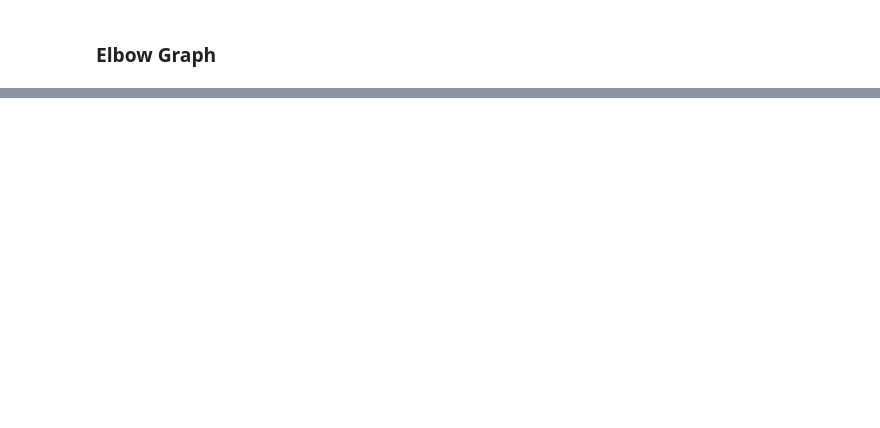
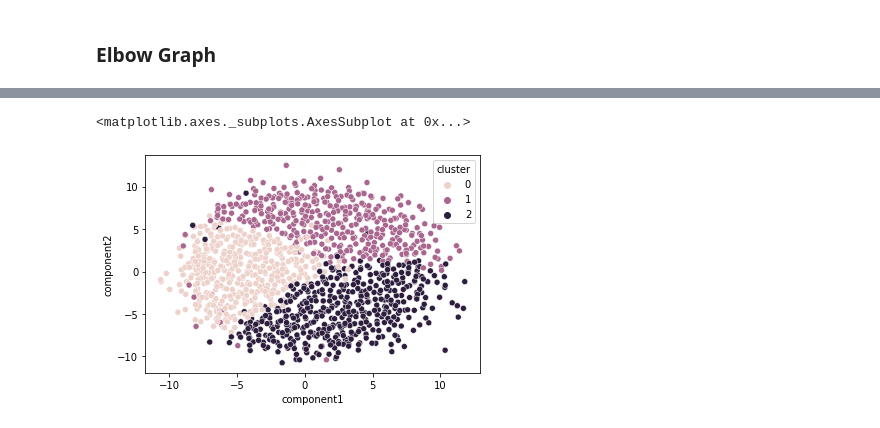
Before and after one commit to Hala-Alsouly/SDA-Capstone, a Jupyter notebook: Unsupervised ML.ipynb, the cells around one changed output, grey strips where cells are left out. Cells and saved outputs as stored; diff of their text form; code cells hidden in the pictures; blank space fills up the shorter version.

```diff
--- a/Unsupervised ML.ipynb
+++ b/Unsupervised ML.ipynb
@@ -364,0 +381,13 @@ plt.show()
+# %%
+df1 = df.copy()
+
+X1= df1.drop('Victim of cybercrime',axis=1)
+
+
+kmeans = KMeans(n_clusters=3)
+
+y = kmeans.fit_predict(X1)
+
+df1['Cluster'] = y
+
+print(df1.head())
@@ -364,0 +412,13 @@ plt.show()
+# %%
+from sklearn.manifold import MDS
+import seaborn as sns
+
+embedding = MDS(n_components=2)
+mds = pd.DataFrame(embedding.fit_transform(df1.drop(['Cluster','Victim of cybercrime'],axis=1)),
+             columns = ['component1','component2'])
+mds['cluster'] = df1['Cluster']
+
+sns.scatterplot(data=mds,x = "component1",y="component2",hue="cluster")
+# %% [output]
+<matplotlib.axes._subplots.AxesSubplot at 0x...>
+[figure, added]
```
Also changed, not shown: parts of 19 cells of this notebook.
